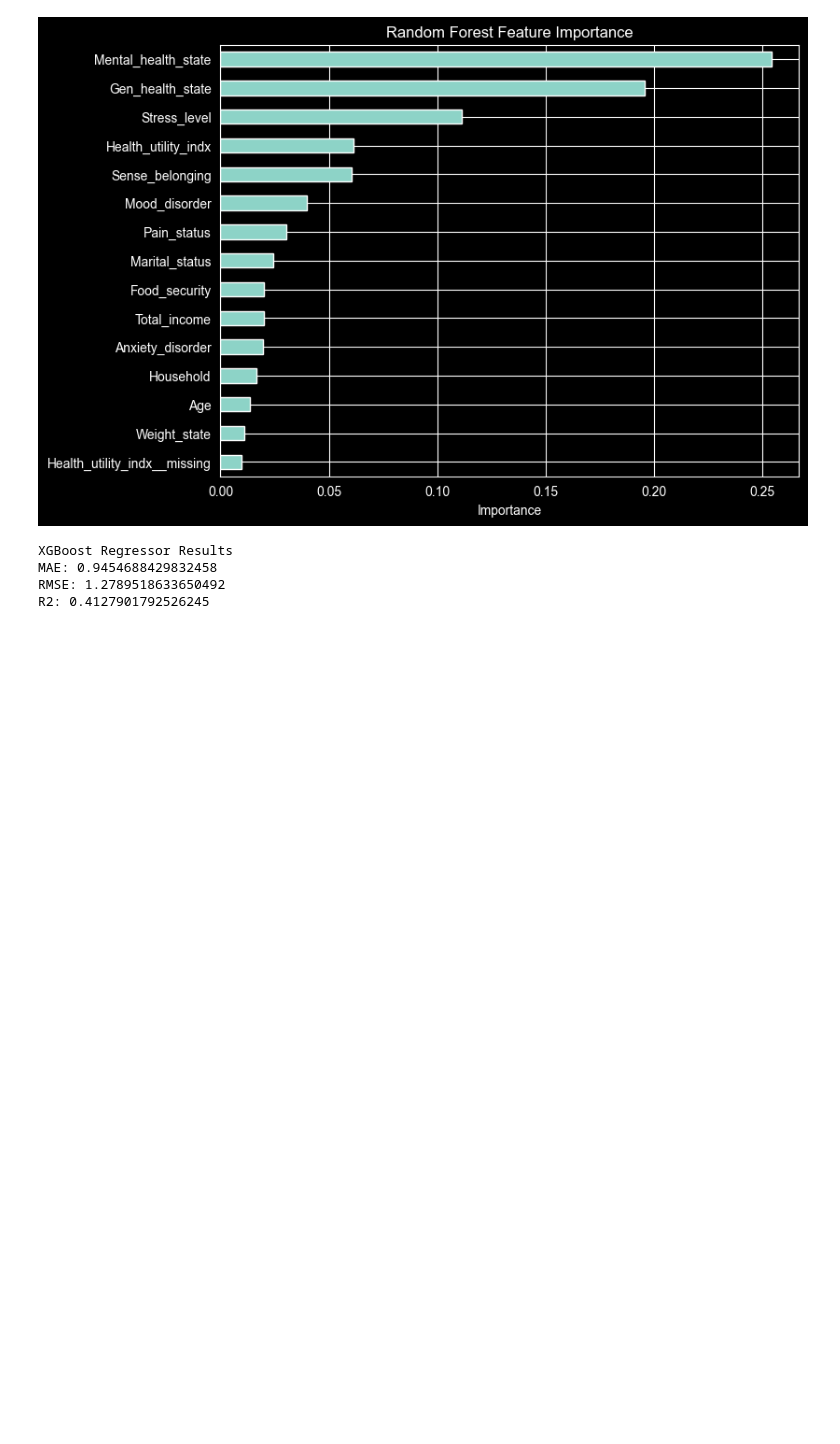
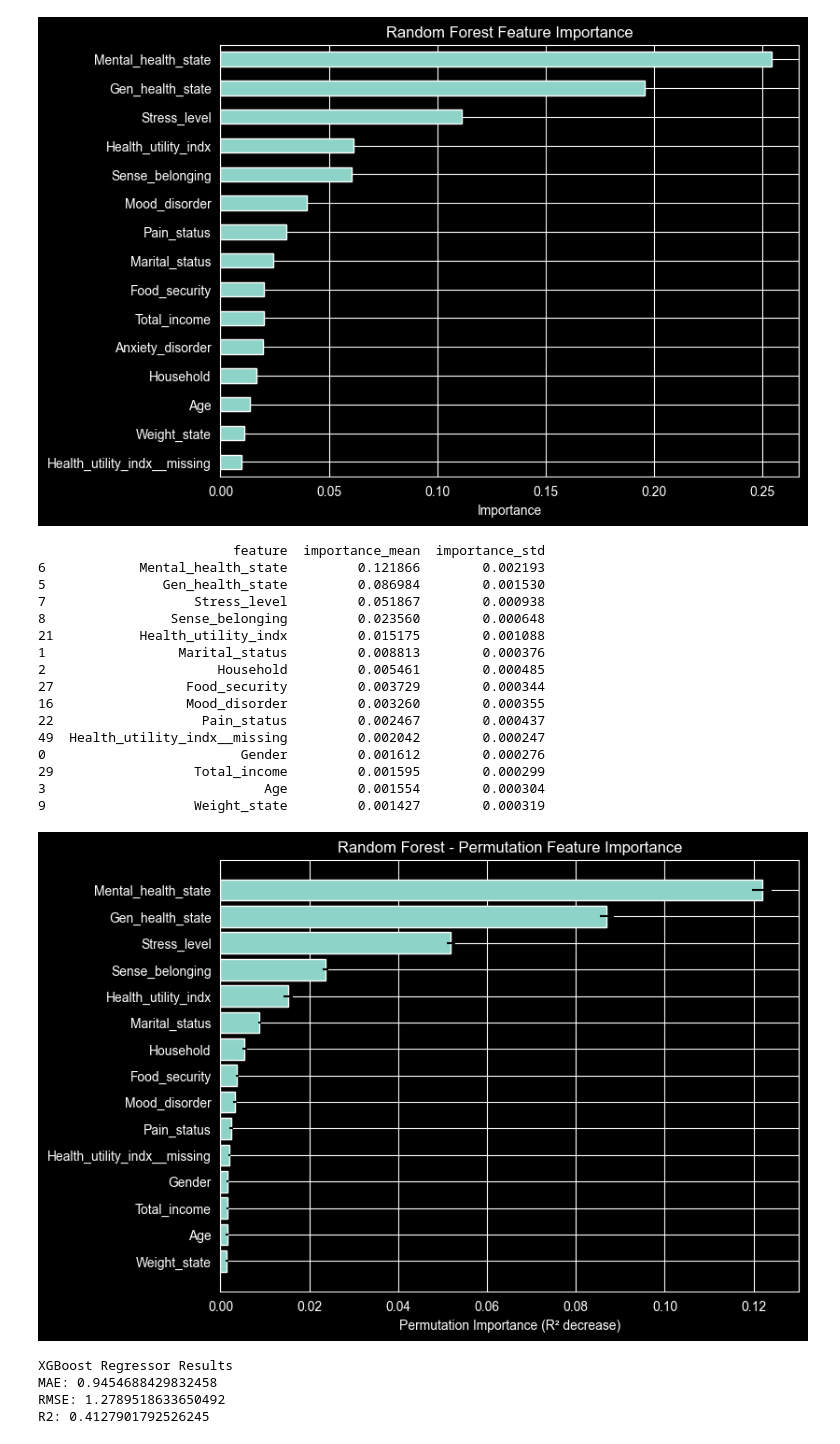
Before and after one commit to mateidiana/WellBeingModelling, a Jupyter notebook: notebooks/baseline_models/02_3_baseline_models_global_mh_patterns.ipynb, the cells around one changed output. Saved outputs shown, nothing was run; the diff lists cells and outputs as text; code cells hidden in the pictures; blank space fills up the shorter version.

```diff
--- a/notebooks/baseline_models/02_3_baseline_models_global_mh_patterns.ipynb
+++ b/notebooks/baseline_models/02_3_baseline_models_global_mh_patterns.ipynb
@@ -234,6 +335,49 @@ plt.xlabel("Importance")
 plt.show()
 # %% [output]
 [figure]
+# %%
+from sklearn.inspection import permutation_importance
+
+perm_rf = permutation_importance(
+    rf, X_test, y_test,
+    n_repeats=10,
+    random_state=42,
+    scoring="r2",
+    n_jobs=-1
+)
+
+perm_rf_df = pd.DataFrame({
+    "feature": X.columns,
+    "importance_mean": perm_rf.importances_mean,
+    "importance_std": perm_rf.importances_std
+}).sort_values("importance_mean", ascending=False)
+
+print(perm_rf_df.head(15))
+
+top = perm_rf_df.head(15).sort_values("importance_mean")
+plt.figure(figsize=(8, 6))
+plt.barh(top["feature"], top["importance_mean"], xerr=top["importance_std"])
+plt.xlabel("Permutation Importance (R² decrease)")
+plt.title("Random Forest - Permutation Feature Importance")
+plt.show()
+# %% [output]
+                         feature  importance_mean  importance_std
+6            Mental_health_state         0.121866        0.002193
+5               Gen_health_state         0.086984        0.001530
+7                   Stress_level         0.051867        0.000938
+8                Sense_belonging         0.023560        0.000648
+21           Health_utility_indx         0.015175        0.001088
+1                 Marital_status         0.008813        0.000376
+2                      Household         0.005461        0.000485
+27                 Food_security         0.003729        0.000344
+16                 Mood_disorder         0.003260        0.000355
+22                   Pain_status         0.002467        0.000437
+49  Health_utility_indx__missing         0.002042        0.000247
+0                         Gender         0.001612        0.000276
+29                  Total_income         0.001595        0.000299
+3                            Age         0.001554        0.000304
+9                   Weight_state         0.001427        0.000319
+[figure, added]
 # %%
 from xgboost import XGBRegressor
 
```
Also changed, not shown: parts of 8 cells of this notebook, 2 other files.
